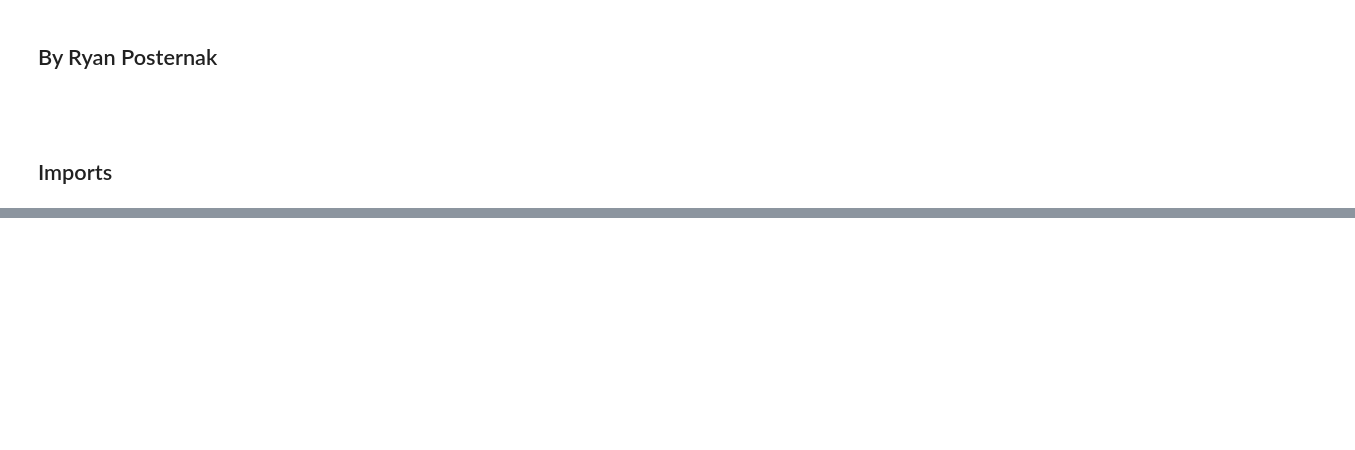
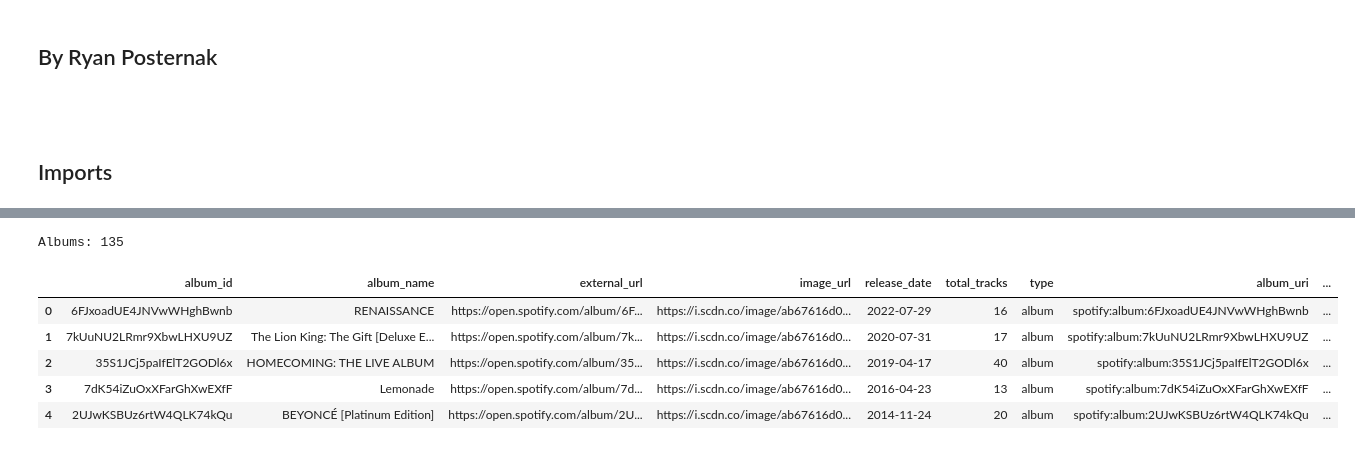
Before and after one commit to rjpost20/Onramp-Project, a Jupyter notebook: Project-Notebook.ipynb, the cells around one changed output, grey strips where cells are left out. Drawn from its saved outputs; the diff is of its cells as text; code cells hidden in the pictures; blank space fills up the shorter version.

```diff
--- a/Project-Notebook.ipynb
+++ b/Project-Notebook.ipynb
@@ -18,0 +140,4 @@ from spotipy.oauth2 import SpotifyClientCredentials
+# %%
+# Preview albums output format
+preview = sp.artist_albums(artist_id='6vWDO969PvNqNYHIOW5v0m', limit=10, country='US')
+pprint(preview)
@@ -18,0 +262,15 @@ from spotipy.oauth2 import SpotifyClientCredentials
+# %%
+# Compile into Pandas dataframe
+albums_df = pd.DataFrame(data=albums_dict)
+
+# Preview albums dataframe
+print('Albums:', albums_df.shape[0])
+albums_df.head()
+# %% [output]
+Albums: 135
+|  | album_id | album_name | external_url | image_url | release_date | total_tracks | type | album_uri | ... |
+| 0 | 6FJxoadUE4JNVwWHghBwnb | RENAISSANCE | https://open.spotify.com/album/6F... | https://i.scdn.co/image/ab67616d0... | 2022-07-29 | 16 | album | spotify:album:6FJxoadUE4JNVwWHghBwnb | ... |
+| 1 | 7kUuNU2LRmr9XbwLHXU9UZ | The Lion King: The Gift [Deluxe E... | https://open.spotify.com/album/7k... | https://i.scdn.co/image/ab67616d0... | 2020-07-31 | 17 | album | spotify:album:7kUuNU2LRmr9XbwLHXU9UZ | ... |
+| 2 | 35S1JCj5paIfElT2GODl6x | HOMECOMING: THE LIVE ALBUM | https://open.spotify.com/album/35... | https://i.scdn.co/image/ab67616d0... | 2019-04-17 | 40 | album | spotify:album:35S1JCj5paIfElT2GODl6x | ... |
+| 3 | 7dK54iZuOxXFarGhXwEXfF | Lemonade | https://open.spotify.com/album/7d... | https://i.scdn.co/image/ab67616d0... | 2016-04-23 | 13 | album | spotify:album:7dK54iZuOxXFarGhXwEXfF | ... |
+| 4 | 2UJwKSBUz6rtW4QLK74kQu | BEYONCÉ [Platinum Edition] | https://open.spotify.com/album/2U... | https://i.scdn.co/image/ab67616d0... | 2014-11-24 | 20 | album | spotify:album:2UJwKSBUz6rtW4QLK74kQu | ... |
```
Also changed, not shown: parts of 22 cells of this notebook.
